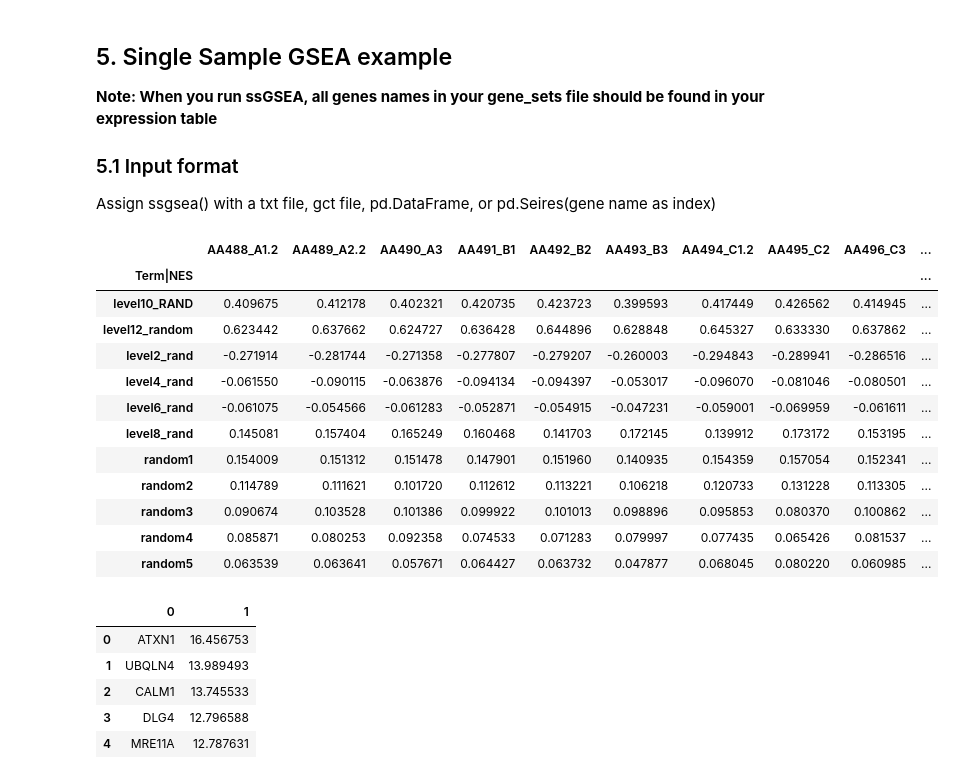
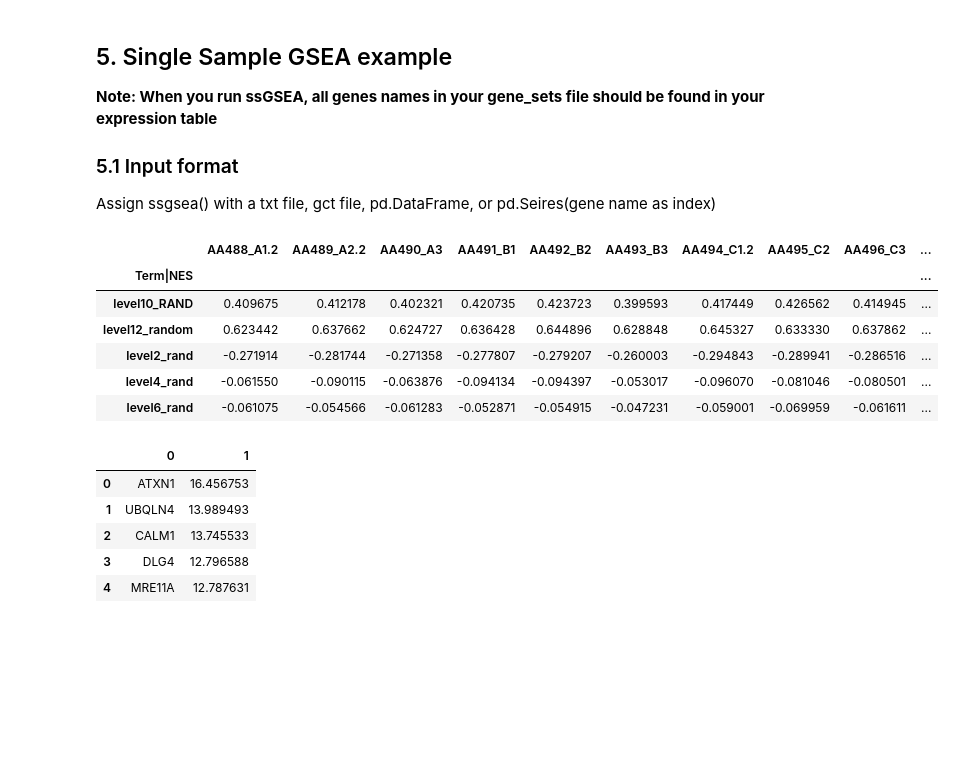
Before and after one commit to zqfang/GSEApy, a Jupyter notebook: docs/gseapy_example.ipynb, the cells around one changed output. Cells and saved outputs as stored; diff of their text form; code cells hidden in the pictures; blank space fills up the shorter version.

```diff
--- a/docs/gseapy_example.ipynb
+++ b/docs/gseapy_example.ipynb
@@ -376,19 +375,13 @@ ss = gp.ssgsea(data="./data/testSet_rand1200.gct",
 # %%
-ss.res2d
+ss.res2d.sort_index().head()
 # %% [output]
 |  | AA488_A1.2 | AA489_A2.2 | AA490_A3 | AA491_B1 | AA492_B2 | AA493_B3 | AA494_C1.2 | AA495_C2 | AA496_C3 | ... |
 | Term|NES |  |  |  |  |  |  |  |  |  | ... |
 | level10_RAND | 0.409675 | 0.412178 | 0.402321 | 0.420735 | 0.423723 | 0.399593 | 0.417449 | 0.426562 | 0.414945 | ... |
 | level12_random | 0.623442 | 0.637662 | 0.624727 | 0.636428 | 0.644896 | 0.628848 | 0.645327 | 0.633330 | 0.637862 | ... |
 | level2_rand | -0.271914 | -0.281744 | -0.271358 | -0.277807 | -0.279207 | -0.260003 | -0.294843 | -0.289941 | -0.286516 | ... |
 | level4_rand | -0.061550 | -0.090115 | -0.063876 | -0.094134 | -0.094397 | -0.053017 | -0.096070 | -0.081046 | -0.080501 | ... |
 | level6_rand | -0.061075 | -0.054566 | -0.061283 | -0.052871 | -0.054915 | -0.047231 | -0.059001 | -0.069959 | -0.061611 | ... |
-| level8_rand | 0.145081 | 0.157404 | 0.165249 | 0.160468 | 0.141703 | 0.172145 | 0.139912 | 0.173172 | 0.153195 | ... |
-| random1 | 0.154009 | 0.151312 | 0.151478 | 0.147901 | 0.151960 | 0.140935 | 0.154359 | 0.157054 | 0.152341 | ... |
-| random2 | 0.114789 | 0.111621 | 0.101720 | 0.112612 | 0.113221 | 0.106218 | 0.120733 | 0.131228 | 0.113305 | ... |
-| random3 | 0.090674 | 0.103528 | 0.101386 | 0.099922 | 0.101013 | 0.098896 | 0.095853 | 0.080370 | 0.100862 | ... |
-| random4 | 0.085871 | 0.080253 | 0.092358 | 0.074533 | 0.071283 | 0.079997 | 0.077435 | 0.065426 | 0.081537 | ... |
-| random5 | 0.063539 | 0.063641 | 0.057671 | 0.064427 | 0.063732 | 0.047877 | 0.068045 | 0.080220 | 0.060985 | ... |
 # %%
 # or assign a dataframe, or Series to ssgsea()
 ssdf = pd.read_csv("./data/temp.txt", header=None, sep="\t")
```
Also changed, not shown: parts of 15 cells of this notebook.
